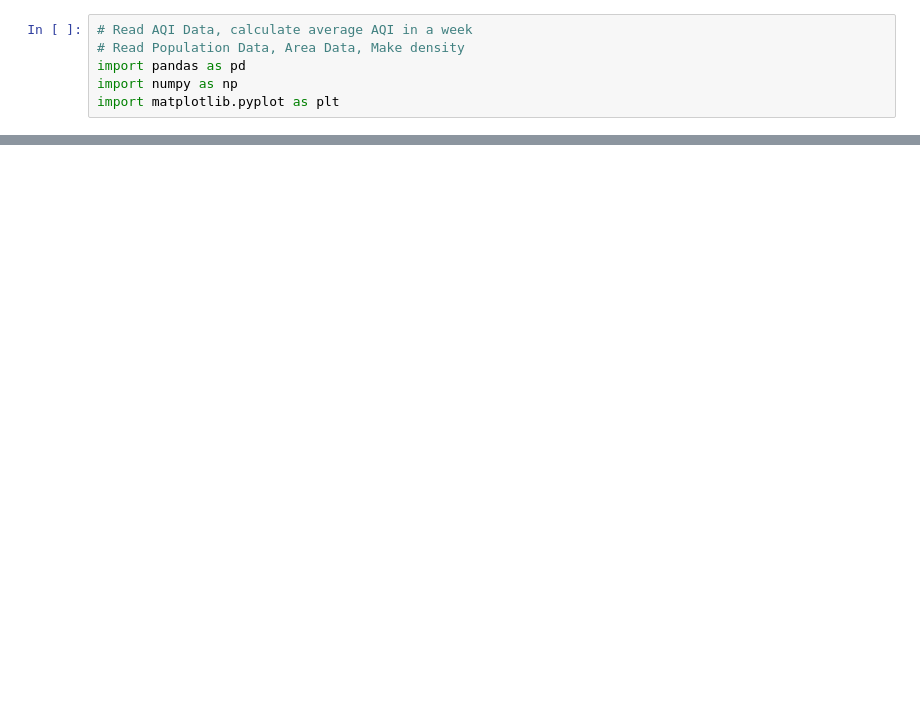
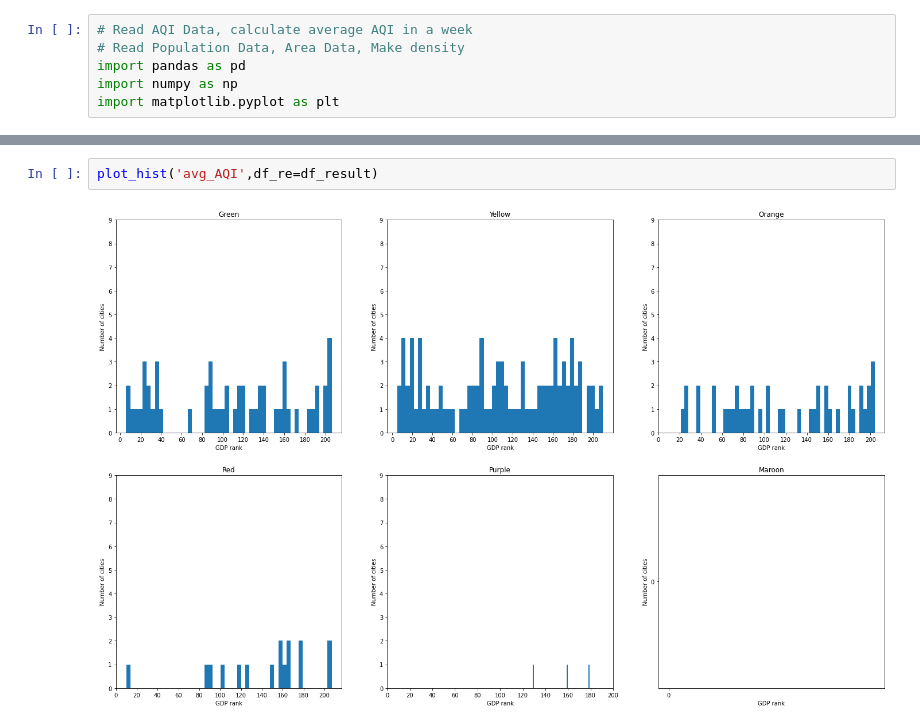
Before and after one commit to Quyenld9699/DataScience_AQI_explorer, a Jupyter notebook: analyze/aqi_gdp.ipynb, the cells around one changed output, grey strips where cells are left out. Cells and saved outputs as stored; diff of their text form; blank space fills up the shorter version.

```diff
--- a/analyze/aqi_gdp.ipynb
+++ b/analyze/aqi_gdp.ipynb
@@ -88,0 +241,4 @@ plt.show()
+# %%
+plot_hist('avg_AQI',df_re=df_result)
+# %% [output]
+[figure, added]
```
Also changed, not shown: parts of 16 cells of this notebook.
